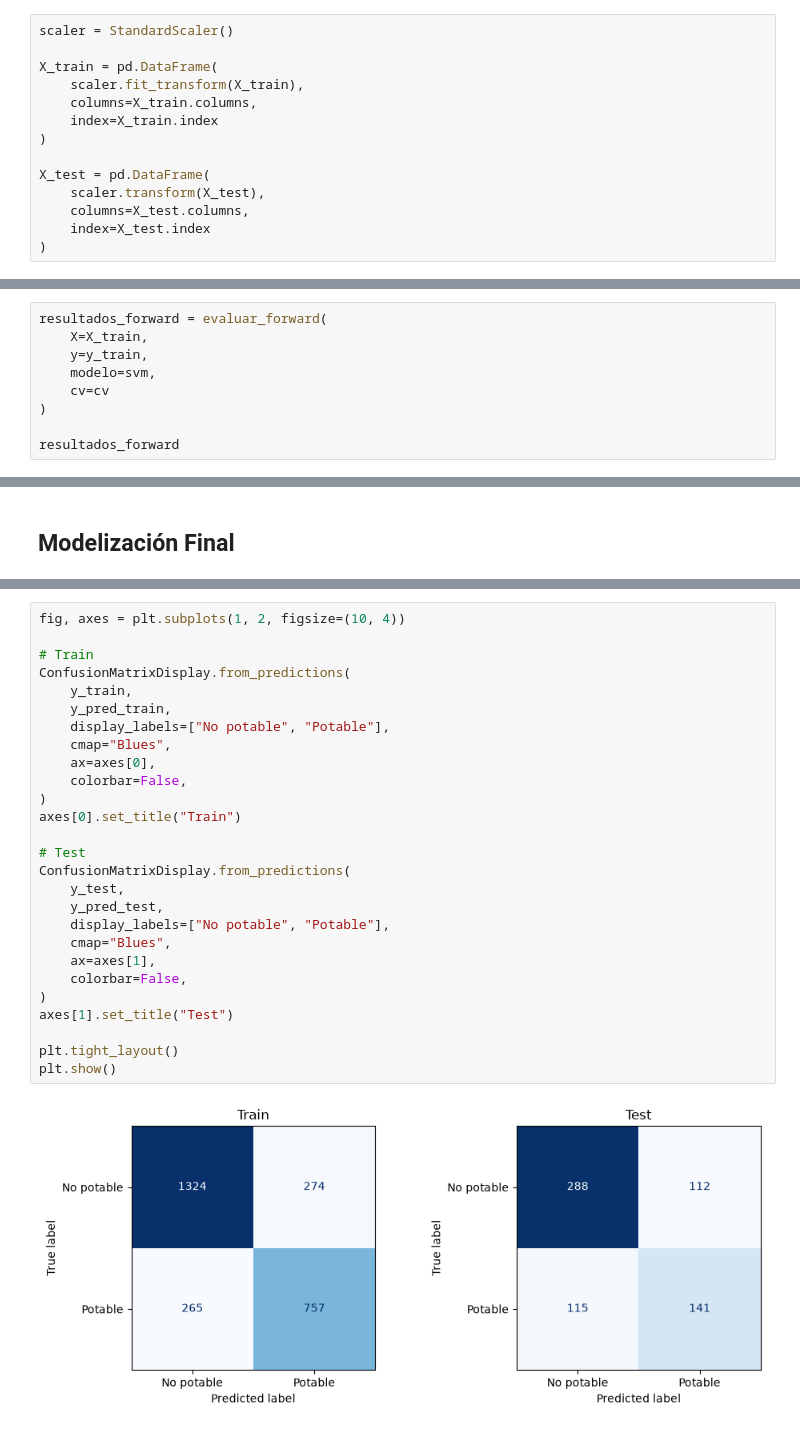
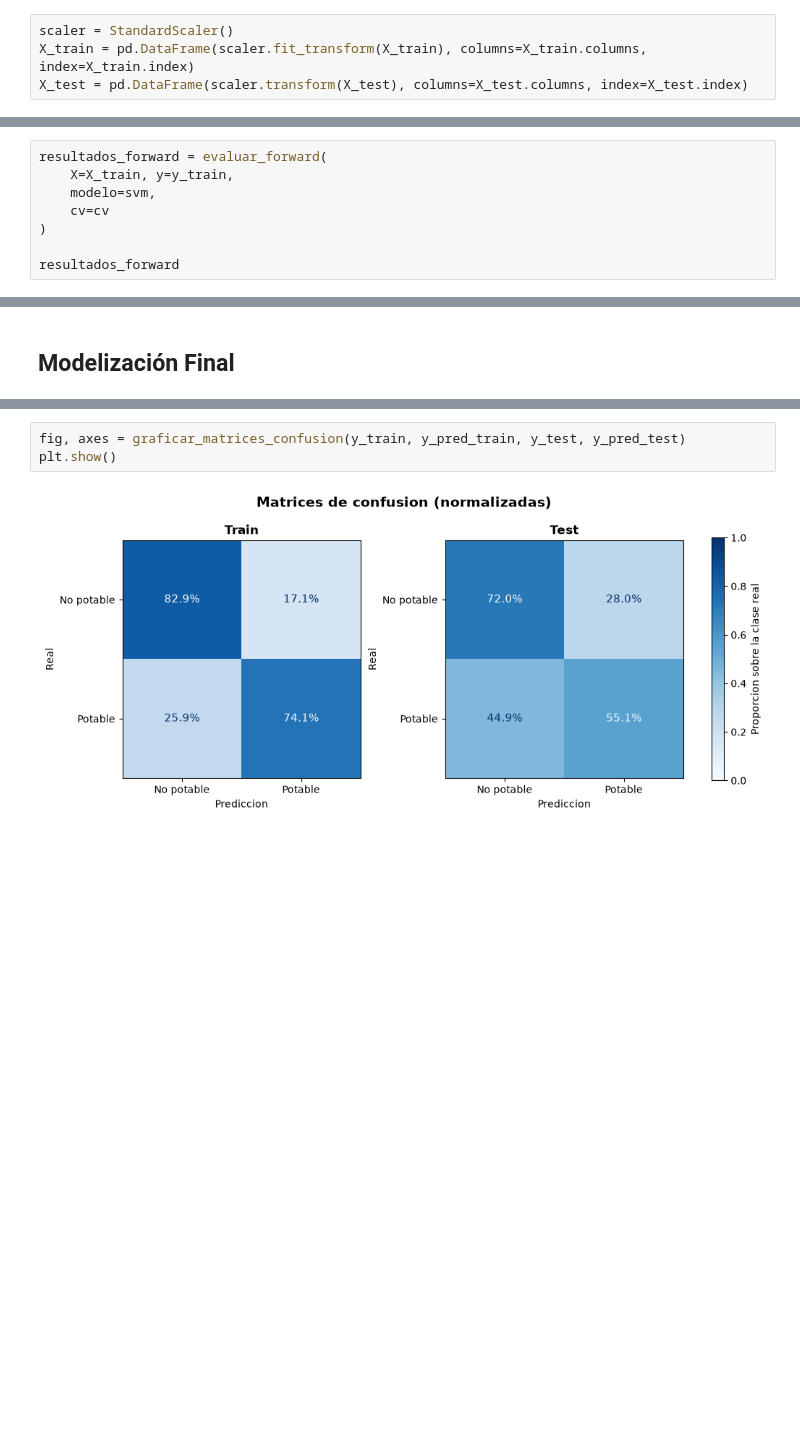
Before and after one commit to felipechoy1/QuantumTenango_Quantaton2026_Track2, a Jupyter notebook: Código_Hackaton_v1.ipynb, the cells around one changed output, grey strips where cells are left out. Saved outputs shown, nothing was run; the diff lists cells and outputs as text; blank space fills up the shorter version.

```diff
--- a/Código_Hackaton_v1.ipynb
+++ b/Código_Hackaton_v1.ipynb
@@ -122,18 +120,8 @@ X_test = X_test.fillna(
 Estandarización a promedio 1 y var 0
 # %%
 scaler = StandardScaler()
-
-X_train = pd.DataFrame(
-    scaler.fit_transform(X_train),
-    columns=X_train.columns,
-    index=X_train.index
-)
-
-X_test = pd.DataFrame(
-    scaler.transform(X_test),
-    columns=X_test.columns,
-    index=X_test.index
-)
+X_train = pd.DataFrame(scaler.fit_transform(X_train), columns=X_train.columns, index=X_train.index)
+X_test = pd.DataFrame(scaler.transform(X_test), columns=X_test.columns, index=X_test.index)
 # %% [markdown]
 # Modelización clásica SVM
 # %% [markdown]
@@ -158,8 +146,7 @@ cv = StratifiedKFold(
 ### Selección de variables por fordward
 # %%
 resultados_forward = evaluar_forward(
-    X=X_train,
-    y=y_train,
+    X=X_train, y=y_train,
     modelo=svm,
     cv=cv
 )
@@ -316,31 +261,7 @@ display(
 | f1 | 0.737 | 0.554 | 0.183 | 24.87% |
 | roc_auc | 0.868 | 0.668 | 0.200 | 23.04% |
 # %%
-fig, axes = plt.subplots(1, 2, figsize=(10, 4))
-
-# Train
-ConfusionMatrixDisplay.from_predictions(
-    y_train,
-    y_pred_train,
-    display_labels=["No potable", "Potable"],
-    cmap="Blues",
-    ax=axes[0],
-    colorbar=False,
-)
-axes[0].set_title("Train")
-
-# Test
-ConfusionMatrixDisplay.from_predictions(
-    y_test,
-    y_pred_test,
-    display_labels=["No potable", "Potable"],
-    cmap="Blues",
-    ax=axes[1],
-    colorbar=False,
-)
-axes[1].set_title("Test")
-
-plt.tight_layout()
+fig, axes = graficar_matrices_confusion(y_train, y_pred_train, y_test, y_pred_test)
 plt.show()
 # %% [output]
-[figure, old version]
+[figure, new version]
```
Also changed, not shown: parts of 8 cells of this notebook, 2 other files.
